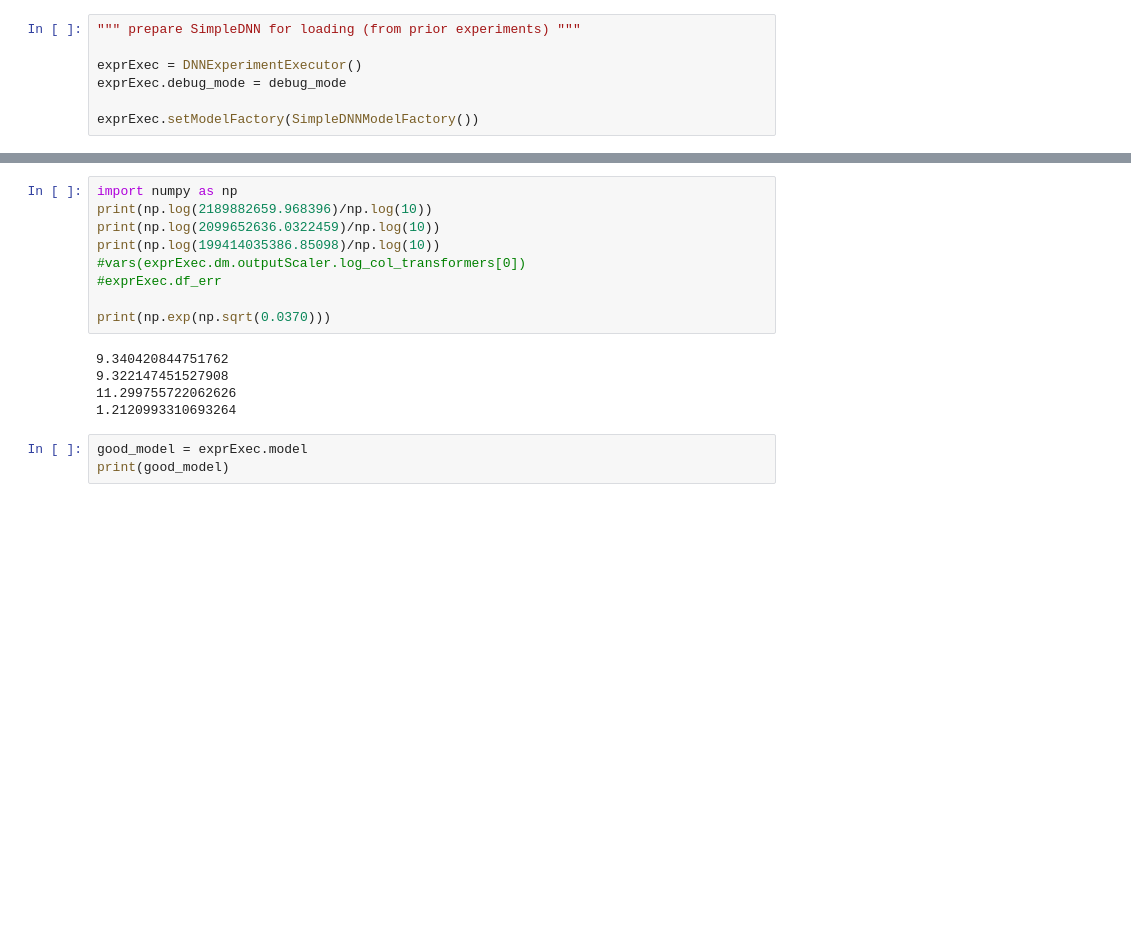
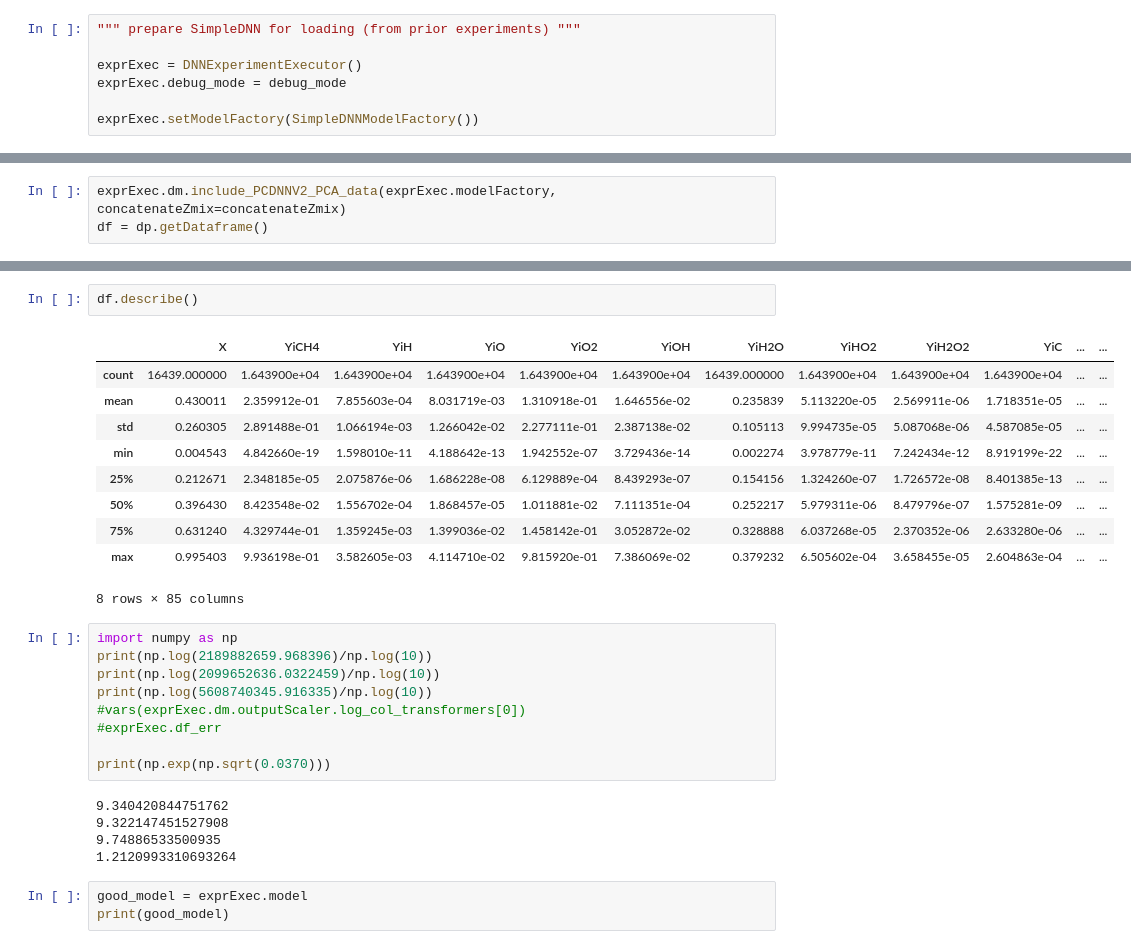
Before and after one commit to amolsalunkhe/ChemTab, a Jupyter notebook: src/main-notebook.ipynb, the cells around one changed output, grey strips where cells are left out. Drawn from its saved outputs; the diff is of its cells as text; blank space fills up the shorter version.

```diff
--- a/src/main-notebook.ipynb
+++ b/src/main-notebook.ipynb
@@ -130,0 +159,3 @@ BdbQuit:
+# %%
+exprExec.dm.include_PCDNNV2_PCA_data(exprExec.modelFactory, concatenateZmix=concatenateZmix)
+df = dp.getDataframe()
@@ -131,8 +175,21 @@ BdbQuit:
+# %%
+df.describe()
+# %% [output]
+|  | X | YiCH4 | YiH | YiO | YiO2 | YiOH | YiH2O | YiHO2 | YiH2O2 | YiC | ... | ... |
+| count | 16439.000000 | 1.643900e+04 | 1.643900e+04 | 1.643900e+04 | 1.643900e+04 | 1.643900e+04 | 16439.000000 | 1.643900e+04 | 1.643900e+04 | 1.643900e+04 | ... | ... |
+| mean | 0.430011 | 2.359912e-01 | 7.855603e-04 | 8.031719e-03 | 1.310918e-01 | 1.646556e-02 | 0.235839 | 5.113220e-05 | 2.569911e-06 | 1.718351e-05 | ... | ... |
+| std | 0.260305 | 2.891488e-01 | 1.066194e-03 | 1.266042e-02 | 2.277111e-01 | 2.387138e-02 | 0.105113 | 9.994735e-05 | 5.087068e-06 | 4.587085e-05 | ... | ... |
+| min | 0.004543 | 4.842660e-19 | 1.598010e-11 | 4.188642e-13 | 1.942552e-07 | 3.729436e-14 | 0.002274 | 3.978779e-11 | 7.242434e-12 | 8.919199e-22 | ... | ... |
+| 25% | 0.212671 | 2.348185e-05 | 2.075876e-06 | 1.686228e-08 | 6.129889e-04 | 8.439293e-07 | 0.154156 | 1.324260e-07 | 1.726572e-08 | 8.401385e-13 | ... | ... |
+| 50% | 0.396430 | 8.423548e-02 | 1.556702e-04 | 1.868457e-05 | 1.011881e-02 | 7.111351e-04 | 0.252217 | 5.979311e-06 | 8.479796e-07 | 1.575281e-09 | ... | ... |
+| 75% | 0.631240 | 4.329744e-01 | 1.359245e-03 | 1.399036e-02 | 1.458142e-01 | 3.052872e-02 | 0.328888 | 6.037268e-05 | 2.370352e-06 | 2.633280e-06 | ... | ... |
+| max | 0.995403 | 9.936198e-01 | 3.582605e-03 | 4.114710e-02 | 9.815920e-01 | 7.386069e-02 | 0.379232 | 6.505602e-04 | 3.658455e-05 | 2.604863e-04 | ... | ... |
+8 rows × 85 columns
 # %%
 import numpy as np
 print(np.log(2189882659.968396)/np.log(10))
 print(np.log(2099652636.0322459)/np.log(10))
-print(np.log(199414035386.85098)/np.log(10))
+print(np.log(5608740345.916335)/np.log(10))
 #vars(exprExec.dm.outputScaler.log_col_transformers[0])
 #exprExec.df_err
 
@@ -140,7 +197,7 @@ print(np.exp(np.sqrt(0.0370)))
 # %% [output]
 9.340420844751762
 9.322147451527908
-11.299755722062626
+9.74886533500935
 1.2120993310693264
 # %%
 good_model = exprExec.model
```
Also changed, not shown: parts of 4 cells of this notebook, 5 other files.
